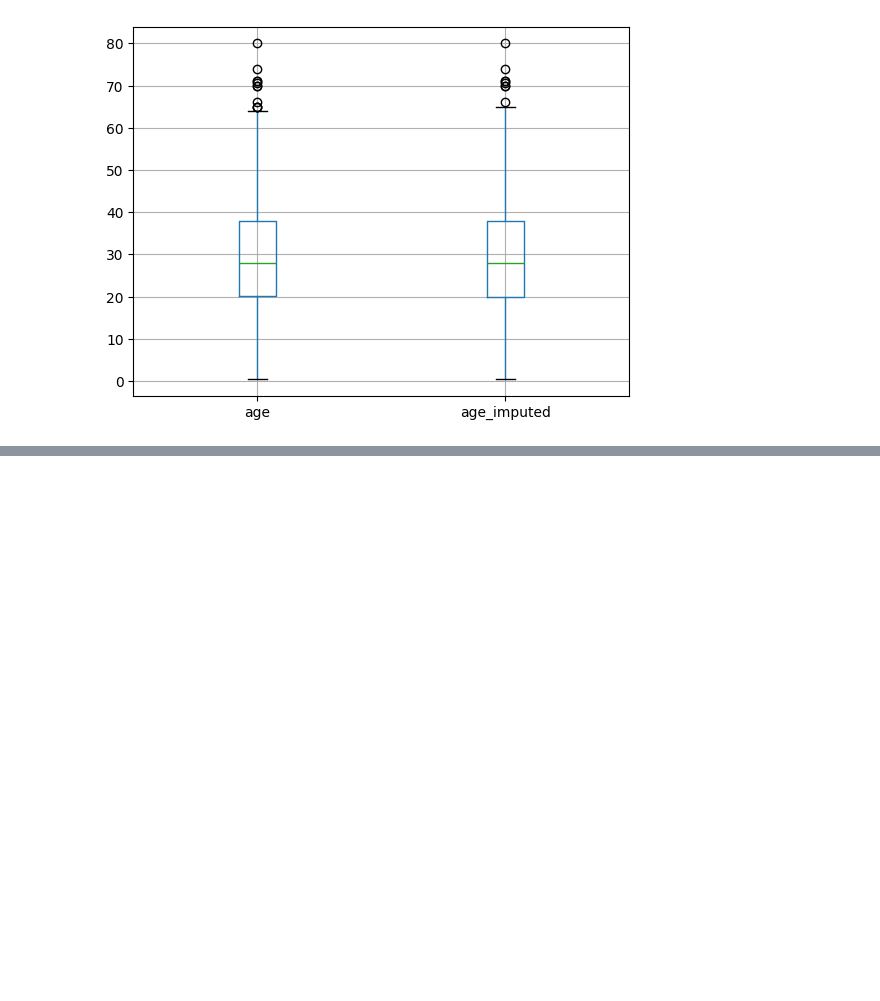
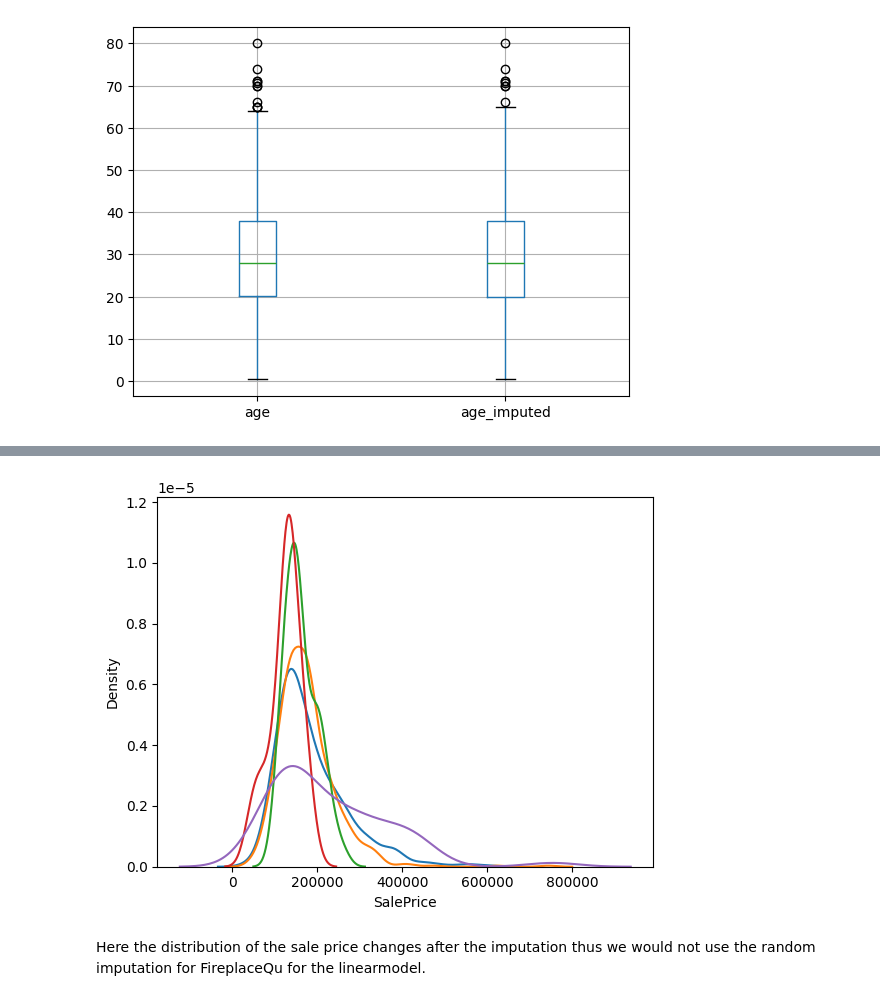
Before and after one commit to khanalasmit/machinelearning, a Jupyter notebook: random_imputation.ipynb, the cells around one changed output, grey strips where cells are left out. Saved outputs shown, nothing was run; the diff lists cells and outputs as text; code cells hidden in the pictures; blank space fills up the shorter version.

```diff
--- a/random_imputation.ipynb
+++ b/random_imputation.ipynb
@@ -128,0 +210,7 @@ dtype: int64
+# %%
+for category in housing_data['FireplaceQu_imputed'].dropna().unique():
+    sns.kdeplot(housing_data[housing_data['FireplaceQu_imputed']==category]['SalePrice'])
+# %% [output]
+[figure, added]
+# %% [markdown]
+Here the distribution of the sale price changes after the imputation thus we would not use the random imputation for FireplaceQu for the linearmodel.
```
Also changed, not shown: parts of 14 cells of this notebook.
